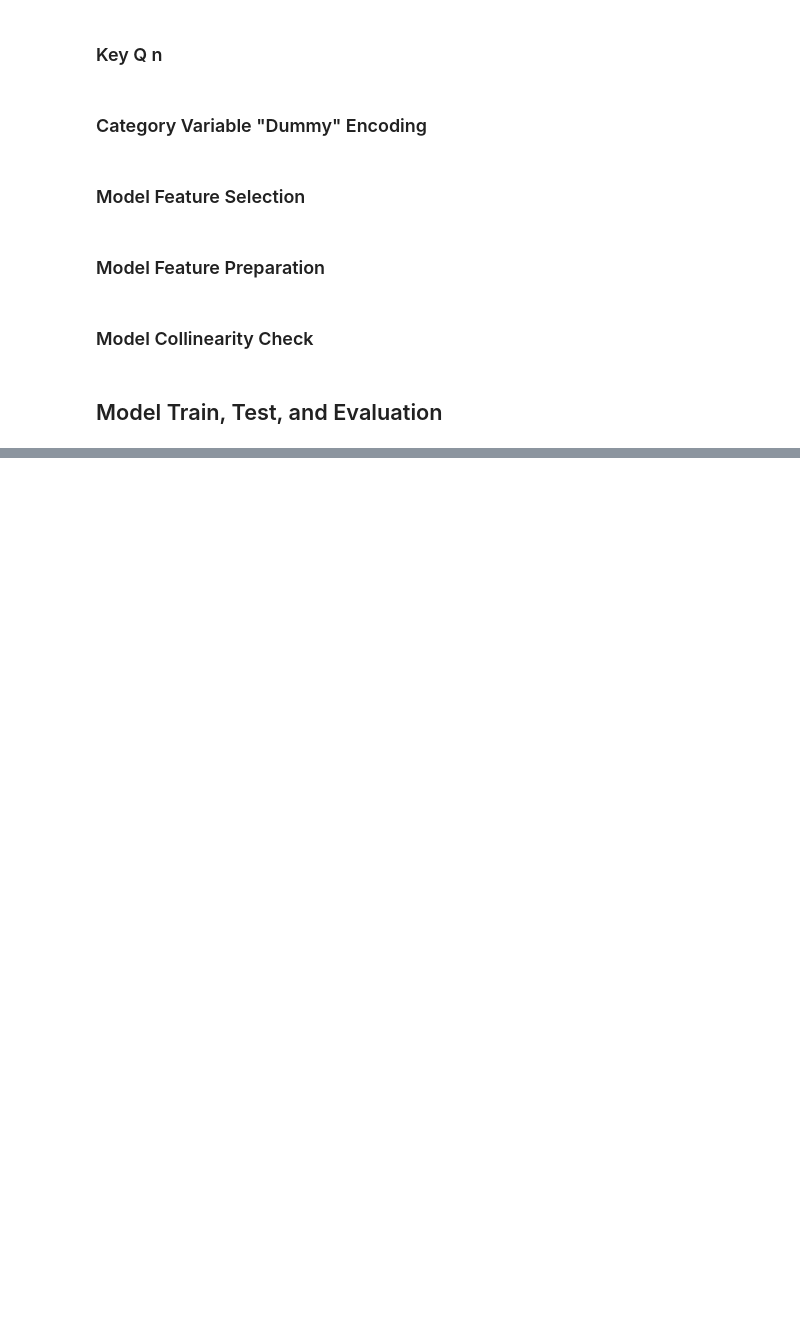
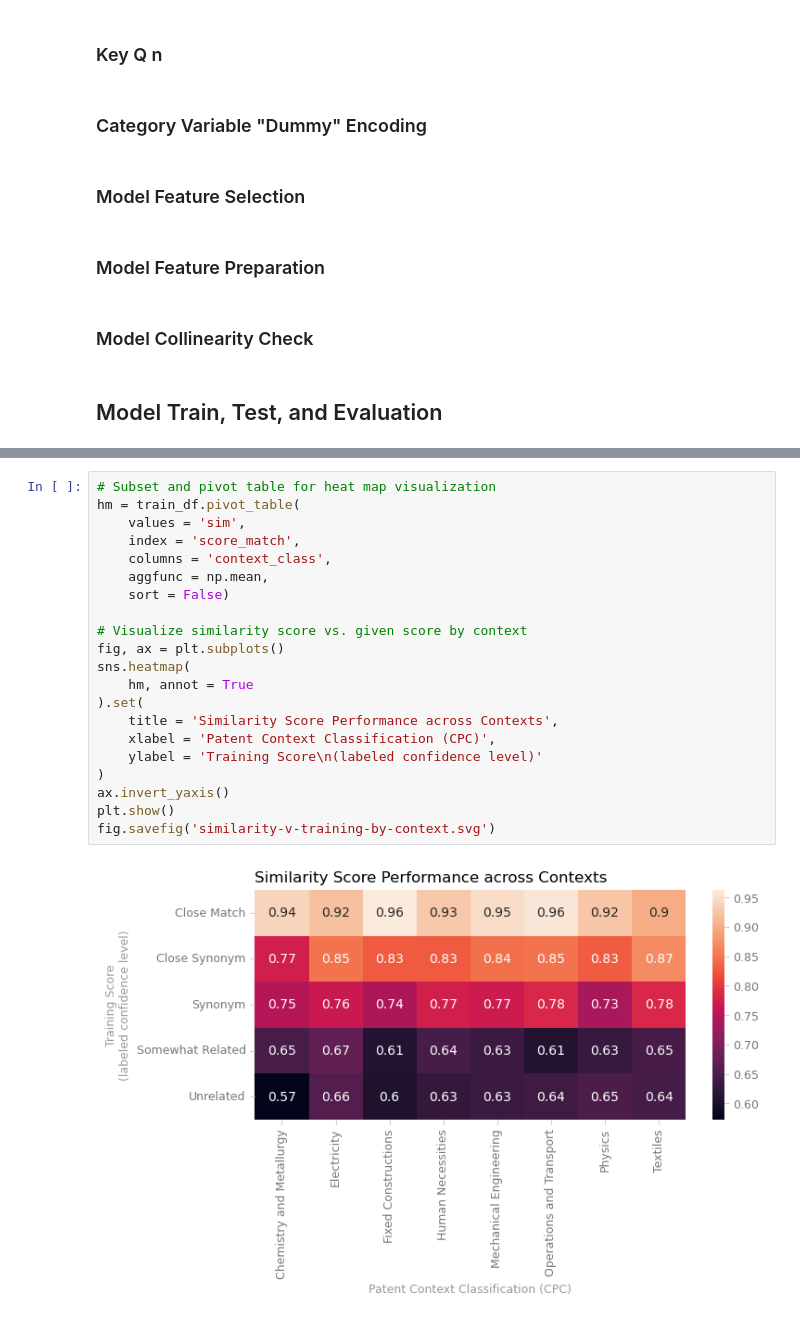
Before and after one commit to davefriesen/patent-semantics, a Jupyter notebook: source/patent-semantics.ipynb, the cells around one changed output, grey strips where cells are left out. Drawn from its saved outputs; the diff is of its cells as text; blank space fills up the shorter version.

```diff
--- a/source/patent-semantics.ipynb
+++ b/source/patent-semantics.ipynb
@@ -208,0 +353,23 @@ fig.savefig('similarity-v-training.png')
+# %%
+# Subset and pivot table for heat map visualization
+hm = train_df.pivot_table(
+    values = 'sim',
+    index = 'score_match',
+    columns = 'context_class',
+    aggfunc = np.mean,
+    sort = False)
+
+# Visualize similarity score vs. given score by context
+fig, ax = plt.subplots()
+sns.heatmap(
+    hm, annot = True
+).set(
+    title = 'Similarity Score Performance across Contexts',
+    xlabel = 'Patent Context Classification (CPC)',
+    ylabel = 'Training Score\n(labeled confidence level)'
+)
+ax.invert_yaxis()
+plt.show()
+fig.savefig('similarity-v-training-by-context.svg')
+# %% [output]
+[figure, added]
```
Also changed, not shown: parts of 38 cells of this notebook, 14 other files.
